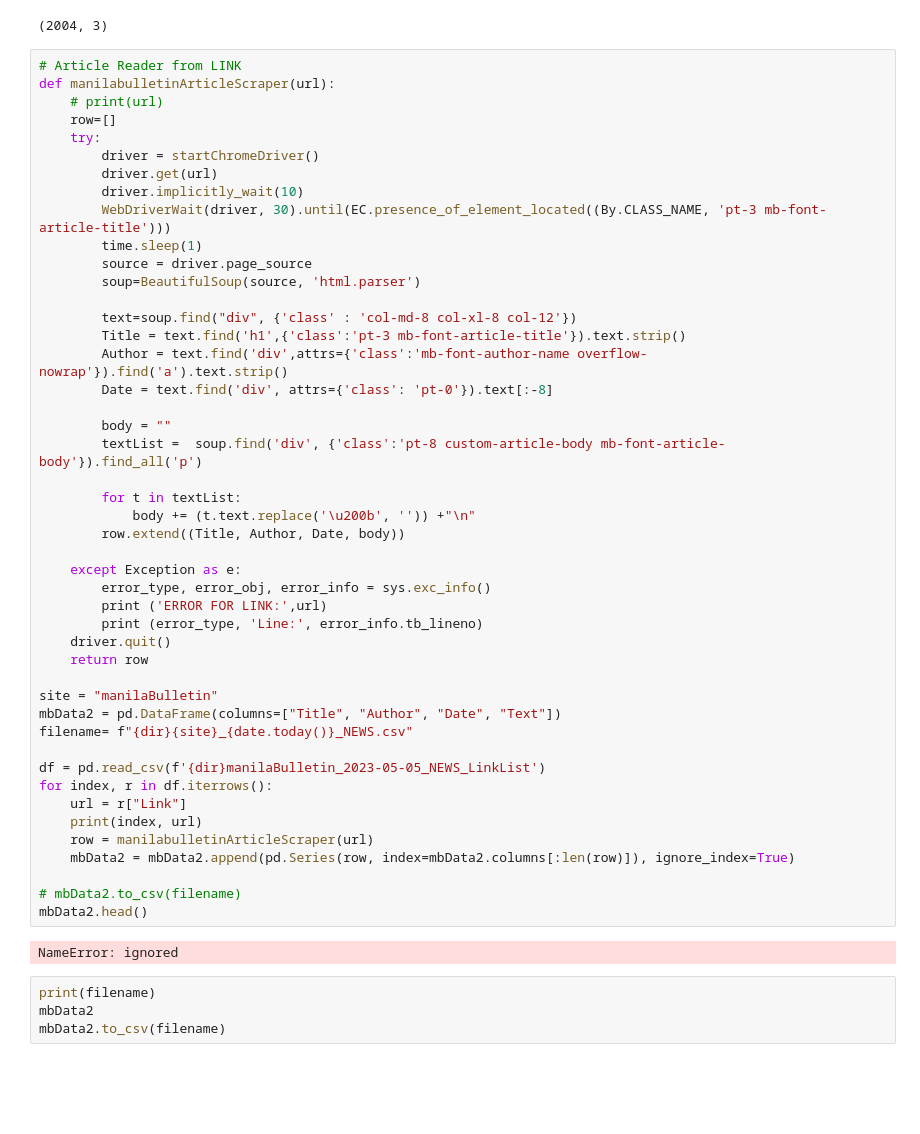
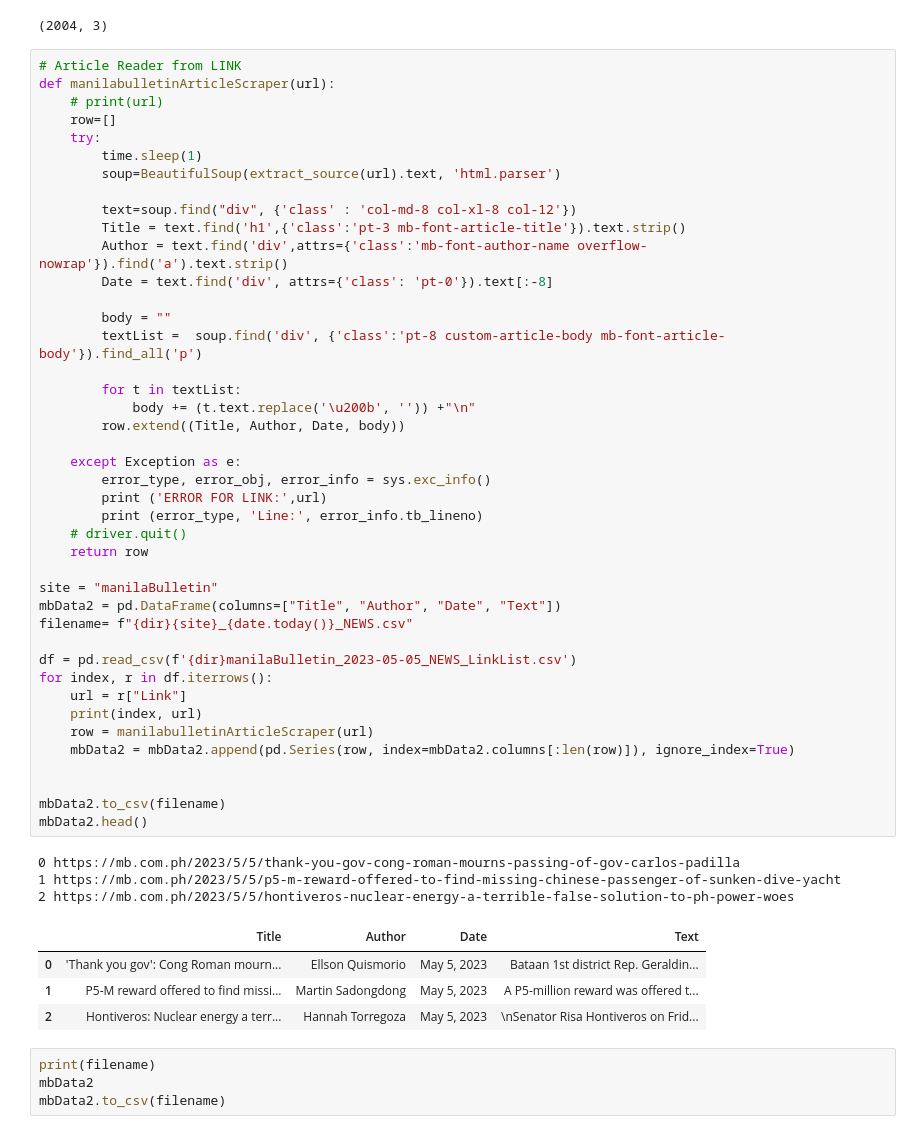
Before and after one commit to jmlDC/MARISOL-Thesis22-23, a Jupyter notebook: Scraper.ipynb, the cells around one changed output. Saved outputs shown, nothing was run; the diff lists cells and outputs as text; blank space fills up the shorter version.

Commit message:
checkpoinnt: converting MB extract article to just beautiful soup

```diff
--- a/Scraper.ipynb
+++ b/Scraper.ipynb
@@ -1535,48 +1538,50 @@ def manilabulletinArticleScraper(url):
     # print(url)
     row=[]
     try:
-        driver = startChromeDriver()
-        driver.get(url)
-        driver.implicitly_wait(10)
-        WebDriverWait(driver, 30).until(EC.presence_of_element_located((By.CLASS_NAME, 'pt-3 mb-font-article-title')))
         time.sleep(1)
-        source = driver.page_source
-        soup=BeautifulSoup(source, 'html.parser')
+        soup=BeautifulSoup(extract_source(url).text, 'html.parser')
 
         text=soup.find("div", {'class' : 'col-md-8 col-xl-8 col-12'})
         Title = text.find('h1',{'class':'pt-3 mb-font-article-title'}).text.strip()
         Author = text.find('div',attrs={'class':'mb-font-author-name overflow-nowrap'}).find('a').text.strip()
         Date = text.find('div', attrs={'class': 'pt-0'}).text[:-8]
 
         body = ""
         textList =  soup.find('div', {'class':'pt-8 custom-article-body mb-font-article-body'}).find_all('p')
 
         for t in textList:
             body += (t.text.replace('\u200b', '')) +"\n"
         row.extend((Title, Author, Date, body))
 
     except Exception as e:
         error_type, error_obj, error_info = sys.exc_info()
         print ('ERROR FOR LINK:',url)
         print (error_type, 'Line:', error_info.tb_lineno)
-    driver.quit()
+    # driver.quit()
     return row
 
 site = "manilaBulletin"
 mbData2 = pd.DataFrame(columns=["Title", "Author", "Date", "Text"])
 filename= f"{dir}{site}_{date.today()}_NEWS.csv"
 
-df = pd.read_csv(f'{dir}manilaBulletin_2023-05-05_NEWS_LinkList')
+df = pd.read_csv(f'{dir}manilaBulletin_2023-05-05_NEWS_LinkList.csv')
 for index, r in df.iterrows():
     url = r["Link"]
     print(index, url)
     row = manilabulletinArticleScraper(url)
     mbData2 = mbData2.append(pd.Series(row, index=mbData2.columns[:len(row)]), ignore_index=True)
 
-# mbData2.to_csv(filename)
+
+mbData2.to_csv(filename)
 mbData2.head()
 # %% [output]
-NameError: ignored
+0 https://mb.com.ph/2023/5/5/thank-you-gov-cong-roman-mourns-passing-of-gov-carlos-padilla
+1 https://mb.com.ph/2023/5/5/p5-m-reward-offered-to-find-missing-chinese-passenger-of-sunken-dive-yacht
+2 https://mb.com.ph/2023/5/5/hontiveros-nuclear-energy-a-terrible-false-solution-to-ph-power-woes
+|  | Title | Author | Date | Text |
+| 0 | 'Thank you gov': Cong Roman mourn... | Ellson Quismorio | May 5, 2023 | Bataan 1st district Rep. Geraldin... |
+| 1 | P5-M reward offered to find missi... | Martin Sadongdong | May 5, 2023 | A P5-million reward was offered t... |
+| 2 | Hontiveros: Nuclear energy a terr... | Hannah Torregoza | May 5, 2023 | \nSenator Risa Hontiveros on Frid... |
 # %%
 print(filename)
 mbData2
```
Also changed, not shown: parts of 2 cells of this notebook.
